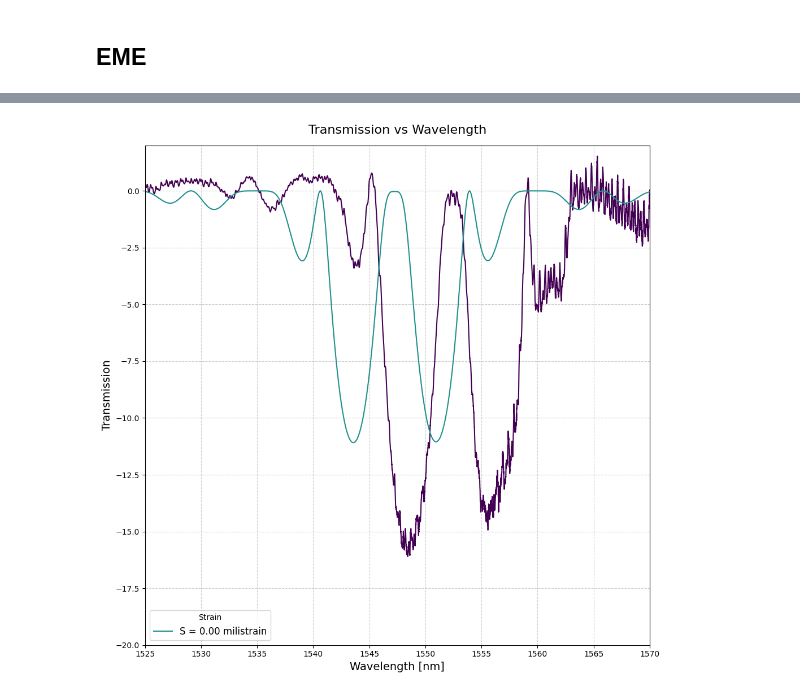
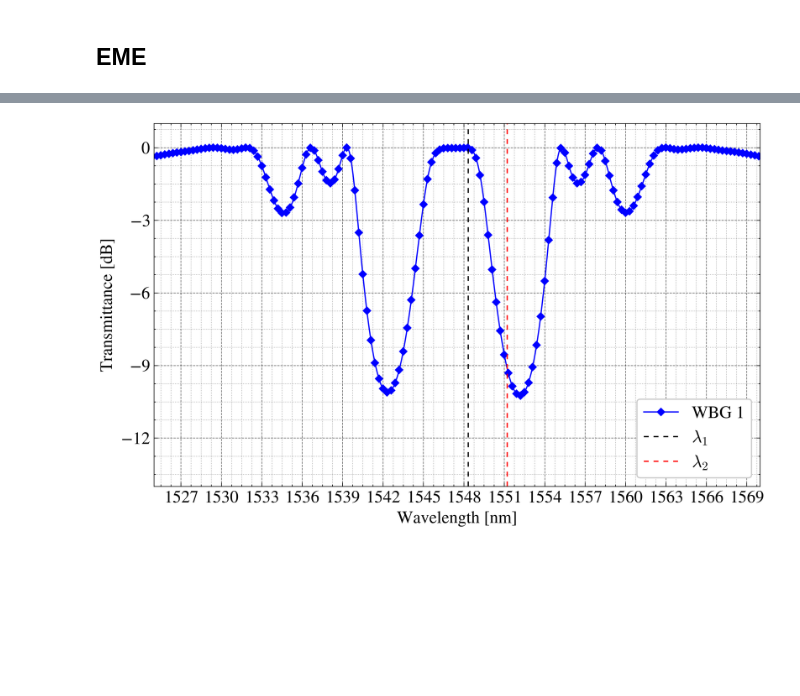
Before and after one commit to EriCand-Ss/Photonics-API-lumapi, a Jupyter notebook: STRAIN SENSOR/SILICON BRAGG/API - PHASE SHIFTER.ipynb, the cells around one changed output, grey strips where cells are left out. Saved outputs shown, nothing was run; the diff lists cells and outputs as text; code cells hidden in the pictures; blank space fills up the shorter version.

```diff
--- a/STRAIN SENSOR/SILICON BRAGG/API - PHASE SHIFTER.ipynb
+++ b/STRAIN SENSOR/SILICON BRAGG/API - PHASE SHIFTER.ipynb
@@ -229,16 +267,16 @@ def ler_txt(local,i):
 
     return wavelength, resultado
 # %%
-txt0 = "2PhasesErick0"
-txt1 = "2PhasesErick1"
-txt2 = "2PhasesErick2"
+txt0 = "3PA"
+txt1 = "3PB"
+txt2 = "3PC"
 
-compensar = r"C:\Users\gson5\Downloads\Photonics-API-lumapi\STRAIN SENSOR\SILICON BRAGG\RESULTADO EXPERIMENTAL\LucasLobo7_ForCompensation\arquivo.csv"
-arquivo0 = rf"C:\Users\gson5\Downloads\Photonics-API-lumapi\STRAIN SENSOR\SILICON BRAGG\RESULTADO EXPERIMENTAL\LucasLobo7_{txt0}\arquivo.csv"
-arquivo1 = rf"C:\Users\gson5\Downloads\Photonics-API-lumapi\STRAIN SENSOR\SILICON BRAGG\RESULTADO EXPERIMENTAL\LucasLobo7_{txt1}\arquivo.csv"
-arquivo2 = rf"C:\Users\gson5\Downloads\Photonics-API-lumapi\STRAIN SENSOR\SILICON BRAGG\RESULTADO EXPERIMENTAL\LucasLobo7_{txt2}\arquivo.csv"
+compensar = r"C:\Users\gson5\Downloads\PASTA DE ERICK\Photonics-API-lumapi\STRAIN SENSOR\SILICON BRAGG\RESULTADO EXPERIMENTAL\LucasLobo_ref\arquivo.csv"
+arquivo0 = rf"C:\Users\gson5\Downloads\PASTA DE ERICK\Photonics-API-lumapi\STRAIN SENSOR\SILICON BRAGG\RESULTADO EXPERIMENTAL\LucasLobo_{txt0}\arquivo.csv"
+arquivo1 = rf"C:\Users\gson5\Downloads\PASTA DE ERICK\Photonics-API-lumapi\STRAIN SENSOR\SILICON BRAGG\RESULTADO EXPERIMENTAL\LucasLobo_{txt1}\arquivo.csv"
+arquivo2 = rf"C:\Users\gson5\Downloads\PASTA DE ERICK\Photonics-API-lumapi\STRAIN SENSOR\SILICON BRAGG\RESULTADO EXPERIMENTAL\LucasLobo_{txt2}\arquivo.csv"
 
-wavelengths2, comp4 = ler_txt(compensar,4)
+wavelengths2, comp4 = ler_txt(compensar,1)
 _, channel0 = ler_txt(arquivo0,2)
 _, channel1 = ler_txt(arquivo1,2)
 _, channel2 = ler_txt(arquivo2,2)
@@ -246,28 +284,42 @@ _, channel2 = ler_txt(arquivo2,2)
 sub0 = channel0 - comp4
 sub1 = channel1 - comp4
 sub2 = channel2 - comp4
-
-cmap = plt.cm.viridis
-
-plt.figure(figsize=(10,10))
-plt.plot(wavelengths2, sub2-0.6, alpha = 1,color=cmap(0))
-plt.plot(wvg * 1e9, 20*np.log10(S21_modulo[0]), color= cmap(0.5),label = f"S = {S[0]*1e3:.2f} milistrain")
-plt.legend(title="Strain", fontsize=12)
-
-# plt.plot(wavelengths2, -sub1, alpha = 0.5,color=cmap(0.7))
-# plt.plot(wavelengths2, -sub2, alpha = 0.5, color=cmap(1))
-plt.xlabel("Wavelength [nm]", fontsize=14)
-plt.ylabel("Transmission", fontsize=14)
-plt.title("Transmission vs Wavelength", fontsize=16, pad=15)
-
-plt.grid(True, linestyle="--", alpha=0.6)
-plt.tight_layout()
-
-plt.xlim(1525,1570)
-plt.ylim(-20,2)
-
-plt.savefig(os.getcwd() + fr"\RESULTADOS_EXPERIMENTAIS IMAGENS\simulado.png", dpi=300, bbox_inches="tight")
-
-plt.show()
-# %% [output]
-[figure, removed]
+# %%
+from matplotlib.ticker import MultipleLocator
+x_max_S1=1549.33
+x_max_S2=1552.23
+with plt.style.context(['science', 'ieee', 'grid', 'no-latex']):
+    plt.rcParams['font.size'] = 14
+    plt.rcParams['figure.dpi'] = 400
+    plt.figure(figsize=(8,5))
+    cmap = plt.cm.viridis
+    # plt.plot(wavelengths2, sub0, alpha = 1,label = f"Fabrication data",color = "k")
+    plt.plot(wvg * 1e9, 20*np.log10(S21_modulo[0]),label = f"WBG 1", marker = 'D', markersize=4,markevery=30,linestyle = '-',color="b")
+    # plt.plot(wvg * 1e9, 20*np.log10(S21_modulo[1]),label = f"Best-fit parameters", marker = 'D', markersize=2,markevery=30,linestyle = '--',color="r")
+    plt.axvline(x=x_max_S1-1, color ="k", linestyle =(0, (4, 4)), label = "$\lambda_1$")
+    plt.axvline(x=x_max_S2-1, color ="red",alpha=1, linestyle =(0, (4, 4)), label = "$\lambda_2$")
+    plt.legend(loc = "lower right")
+
+    # plt.plot(wavelengths2, sub1, alpha = 0.5,color=cmap(0.7))
+    # plt.plot(wavelengths2, sub2, alpha = 0.5, color=cmap(1))
+    plt.xlabel("Wavelength [nm]")
+    plt.ylabel("Transmittance [dB]")
+
+    ax = plt.gca()
+    ax.yaxis.set_major_locator(MultipleLocator(3))
+    ax.xaxis.set_major_locator(MultipleLocator(3))
+    ax.minorticks_on()
+
+    ax.grid(True, which='major', linestyle='--', alpha=0.6)
+    ax.grid(True, which='minor', linestyle=':', alpha=0.35)
+    plt.grid(True, linestyle="--", alpha=0.6)
+    plt.tight_layout()
+
+    plt.xlim(1525,1570)
+    plt.ylim(-14,1)
+
+    plt.savefig(os.getcwd() + fr"\RESULTADOS_EXPERIMENTAIS IMAGENS\simulado.png", bbox_inches="tight")
+
+    plt.show()
+# %% [output]
+[figure, added]
```
Also changed, not shown: parts of 19 cells of this notebook, 57 other files.
